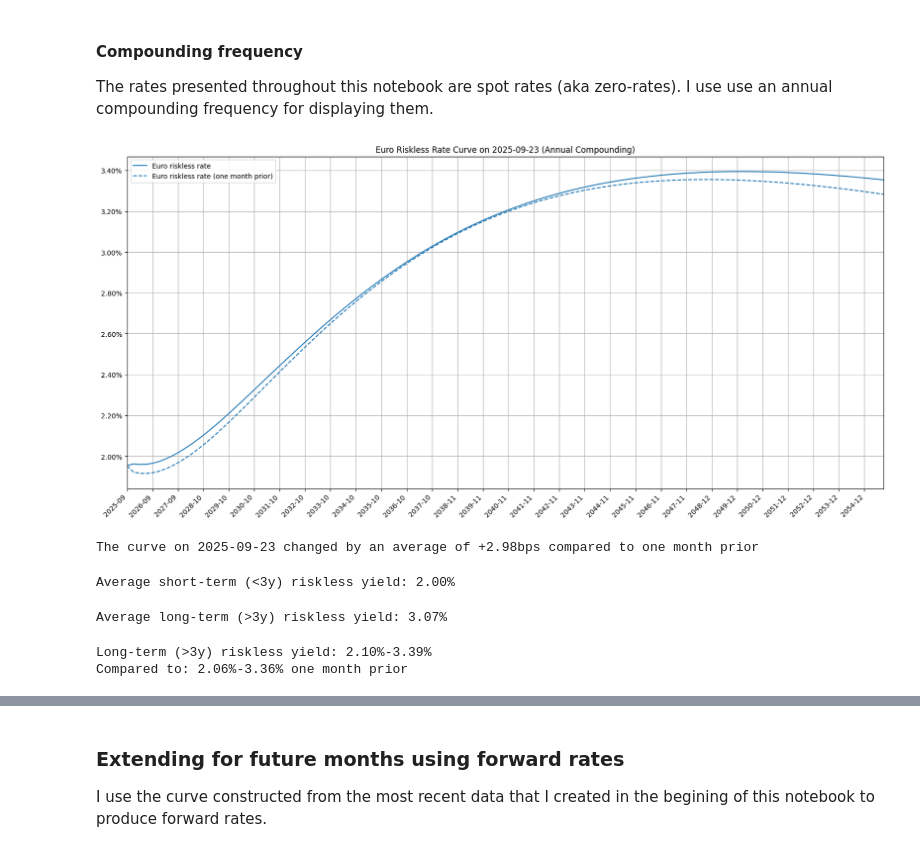
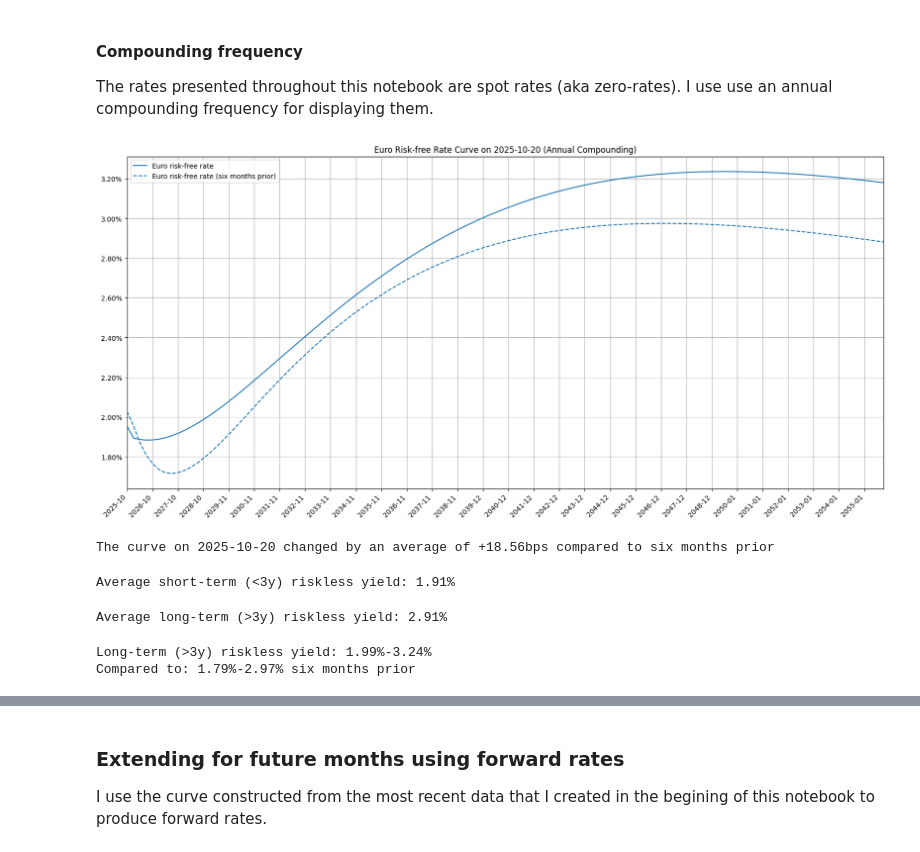
Before and after one commit to ilchen/EU_Economic_Data_Analysis, a Jupyter notebook: Current_Riskfree_Rates_Eurozone.ipynb, the cells around one changed output, grey strips where cells are left out. Cells and saved outputs as stored; diff of their text form; code cells hidden in the pictures.

```diff
--- a/Current_Riskfree_Rates_Eurozone.ipynb
+++ b/Current_Riskfree_Rates_Eurozone.ipynb
@@ -46,7 +46,7 @@ maturities1, maturities2 = zip(*maturities)
 
 ecb = sdmx.Client('ECB')
 # Taking the last 100 business days, and converting to decimal fractions
-data_msg = ecb.data('YC', key='B.U2.EUR.4F.G_N_A.SV_C_YM.' + '+'.join(maturities1), params={'startPeriod': (today-BDay(100)).date()})
+data_msg = ecb.data('YC', key='B.U2.EUR.4F.G_N_A.SV_C_YM.' + '+'.join(maturities1), params={'startPeriod': (today-BDay(150)).date()})
 euro_curves = sdmx.to_pandas(data_msg.data[0]).loc['B', 'U2', 'EUR', '4F', 'G_N_A', 'SV_C_YM'] / 100.
 euro_curves = euro_curves.unstack(level=-2)
 euro_spot_rates = euro_curves.set_axis(pd.DatetimeIndex(euro_curves.index))  #, 'B'))
@@ -87,11 +87,13 @@ delta = relativedelta(weeks=+1)
 delta = relativedelta(months=+1)
 # delta = relativedelta(months=+2)
 # delta = relativedelta(months=+3)
+delta = relativedelta(months=+6)
 
 past_label = 'one week prior'
 past_label = 'one month prior'
 # past_label = 'two months prior'
 # past_label = 'three months prior'
+past_label = 'six months prior'
 
 # Ensuring we go back to the last business of the chosen time interval
 past_date = BDay(0).rollback(date_now - delta)
@@ -121,7 +123,7 @@ curve_points_past = past_curve.get_curve_points(120, 1)
 # Uncomment if you want to display points with a continuous compounding frequency.
 # curve_points = curve.get_curve_points(120)
 # curve_points_past = past_curve.get_curve_points(120)
-curve_points.rename('Euro riskless rate', inplace=True)
+curve_points.rename('Euro risk-free rate', inplace=True)
 curve_points_past.rename(curve_points.name + f' ({past_label})', inplace=True)
 
 # Replacing indices for sake of better visualization
@@ -132,31 +134,31 @@ The rates presented throughout this notebook are spot rates (aka zero-rates). I
 # %%
 ANNUAL_COMP_SFX = ' (Annual Compounding)'
 ax = df.iloc[:,:1].plot(figsize=(20,10), grid=True,
-                        title='Euro Riskless Rate Curve on ' + date_now.strftime('%Y-%m-%d') + ANNUAL_COMP_SFX,
+                        title='Euro Risk-free Rate Curve on ' + date_now.strftime('%Y-%m-%d') + ANNUAL_COMP_SFX,
                         xlim=(curve_points.index[0], curve_points.index[-1]),
                         xticks=curve_points.index[::4], xlabel='', rot=45)
 df.iloc[:,1:].plot(ax=ax, grid=True, xticks=df.index[::4], rot=45, linestyle='--', color=['#1f77b4', '#ff7f0e'])
 ax.yaxis.set_major_formatter(mtick.PercentFormatter(1))
 _ = ax.set_xticklabels(list(map(lambda x: x.strftime('%Y-%m'), curve_points.index[::4])))
 # %% [output]
-[figure, old version]
+[figure, new version]
 # %%
 print('The curve on {:%Y-%m-%d} changed by an average of {:+.2f}bps compared to {:s}'
       .format(euro_spot_rates.index[-1].date(), 10000 * (df.iloc[:,0].mean() - df.iloc[:,1].mean()), past_label))
 # %% [output]
-The curve on 2025-09-23 changed by an average of +2.98bps compared to one month prior
+The curve on 2025-10-20 changed by an average of +18.56bps compared to six months prior
 # %%
 offset_in_years = 3
 # %%
 print('Average short-term (<{:d}y) riskless yield: {:.2%}'.format(offset_in_years,
     curve_points.loc[:(euro_spot_rates.index[-1].date()+relativedelta(years=+offset_in_years))].mean()))
 # %% [output]
-Average short-term (<3y) riskless yield: 2.00%
+Average short-term (<3y) riskless yield: 1.91%
 # %%
 print('Average long-term (>{:d}y) riskless yield: {:.2%}'.format(offset_in_years,
     curve_points.loc[(euro_spot_rates.index[-1].date()+relativedelta(years=+offset_in_years)):].mean()))
 # %% [output]
-Average long-term (>3y) riskless yield: 3.07%
+Average long-term (>3y) riskless yield: 2.91%
 # %%
 print('Long-term (>{:d}y) riskless yield: {:.2%}-{:.2%}'.format(offset_in_years,
     curve_points.loc[(euro_spot_rates.index[-1].date()+relativedelta(years=+offset_in_years)):].min(),
@@ -166,6 +168,6 @@ print('Compared to: {:.2%}-{:.2%} {:s}'.format(
     curve_points_past.loc[(euro_spot_rates.index[-1].date()+relativedelta(years=+offset_in_years)):].max(),
     past_label))
 # %% [output]
-Long-term (>3y) riskless yield: 2.10%-3.39%
-Compared to: 2.06%-3.36% one month prior
+Long-term (>3y) riskless yield: 1.99%-3.24%
+Compared to: 1.79%-2.97% six months prior
 # %% [markdown]
```
Also changed, not shown: parts of 21 cells of this notebook.
